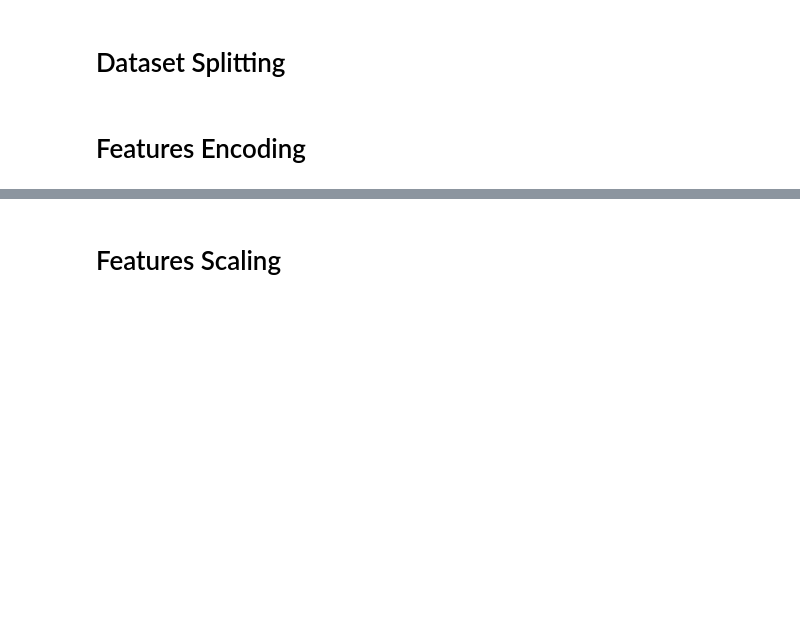
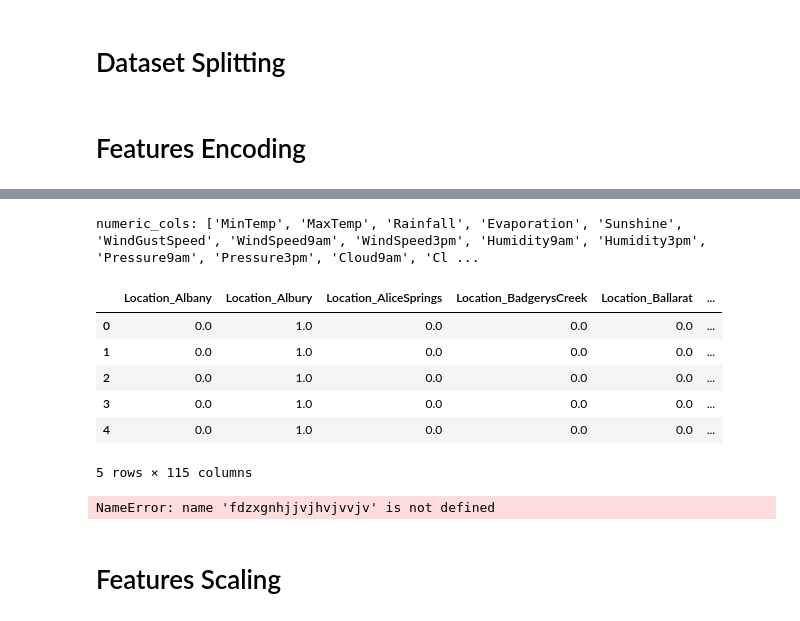
Before and after one commit to ikoghoemmanuell/Machine_Learning-Based_Rainfall_Prediction, a Jupyter notebook: rain.ipynb, the cells around one changed output, grey strips where cells are left out. Drawn from its saved outputs; the diff is of its cells as text; code cells hidden in the pictures; blank space fills up the shorter version.

Commit message:
just after encoding at first

```diff
--- a/rain.ipynb
+++ b/rain.ipynb
@@ -679,6 +719,15 @@ X_train.shape, X_test.shape , y_train.shape, y_test.shape
+# %%
+categoric.remove("RainTomorrow")
+categoric.remove("RainToday")
+# %%
+# calling our encoder
+encoder = OneHotEncoder(handle_unknown='ignore', sparse_output=False, drop="first")
+# setting output to DataFrame
+encoder.set_output(transform="pandas")
+# encoding our data
+cat_encoded = encoder.fit_transform(data[categoric])
 # %%
-numeric = [col for col in data.columns if data[col].dtype in ['int64', 'float64']]
-numeric.remove('isFraud')
+numeric = [col for col in data.columns if data[col].dtype in ['int32', 'int64', 'float64']]
 print("numeric_cols:", numeric)
-print("categoric_cols:", categoric)
-categoric = [col for col in data.columns if data[col].dtype == 'object']
+# %% [output]
+numeric_cols: ['MinTemp', 'MaxTemp', 'Rainfall', 'Evaporation', 'Sunshine', 'WindGustSpeed', 'WindSpeed9am', 'WindSpeed3pm', 'Humidity9am', 'Humidity3pm', 'Pressure9am', 'Pressure3pm', 'Cloud9am', 'Cl ...
@@ -693,3 +734,19 @@ X_catEncoded_test = encoder.transform(X_test[categoric]) # encoding our test dat
+# %%
+data = pd.concat([cat_encoded, data[numeric]], axis=1)
+# %%
+data.head()
+# %% [output]
+|  | Location_Albany | Location_Albury | Location_AliceSprings | Location_BadgerysCreek | Location_Ballarat | ... |
+| 0 | 0.0 | 1.0 | 0.0 | 0.0 | 0.0 | ... |
+| 1 | 0.0 | 1.0 | 0.0 | 0.0 | 0.0 | ... |
+| 2 | 0.0 | 1.0 | 0.0 | 0.0 | 0.0 | ... |
+| 3 | 0.0 | 1.0 | 0.0 | 0.0 | 0.0 | ... |
+| 4 | 0.0 | 1.0 | 0.0 | 0.0 | 0.0 | ... |
+5 rows × 115 columns
+# %%
+fdzxgnhjjvjhvjvvjv
+# %% [output]
+NameError: name 'fdzxgnhjjvjhvjvvjv' is not defined
 # %% [markdown]
 # Features Scaling
 # %%
```
Also changed, not shown: parts of 42 cells of this notebook.
